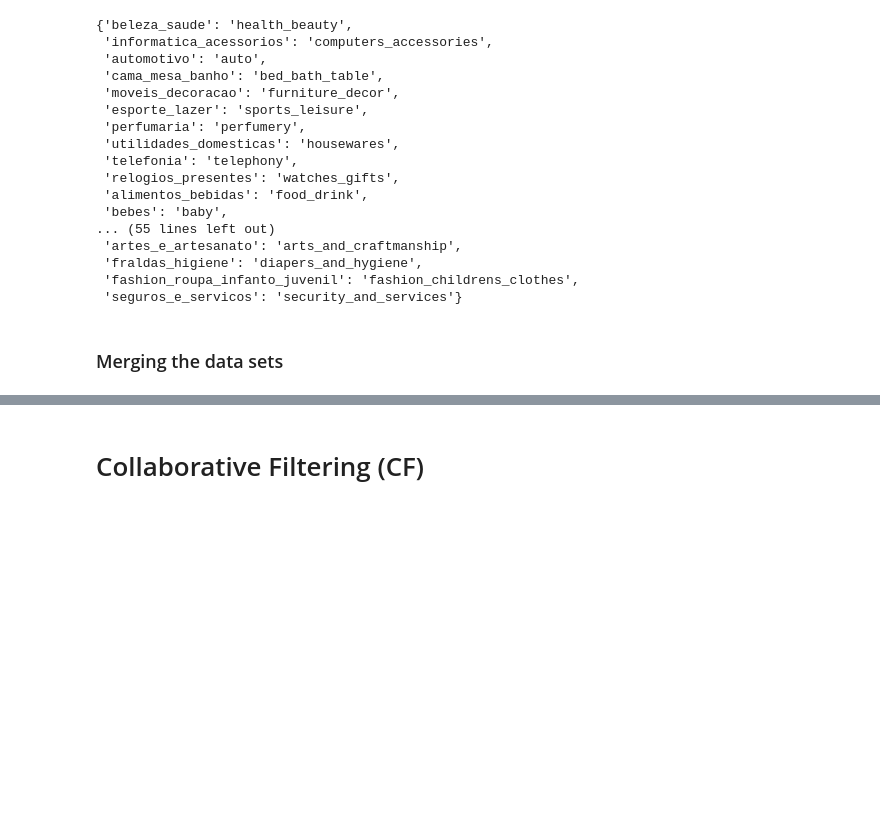
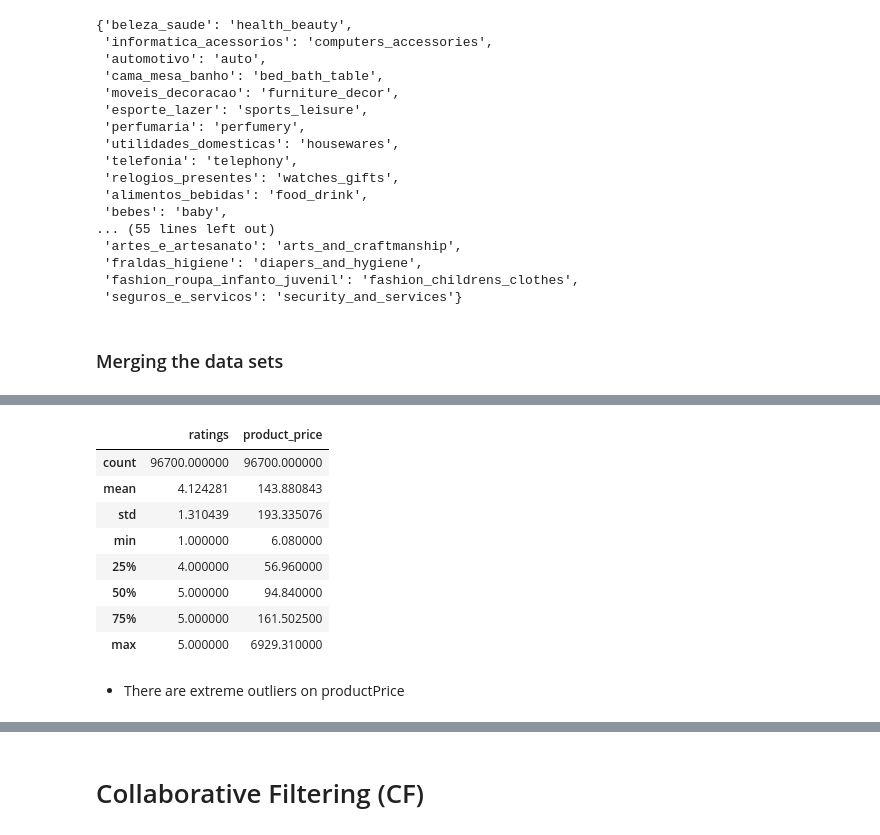
Before and after one commit to Daviedavie100/ML_MachineLearning, a Jupyter notebook: ecommerce.ipynb, the cells around one changed output, grey strips where cells are left out. Cells and saved outputs as stored; diff of their text form; code cells hidden in the pictures; blank space fills up the shorter version.

```diff
--- a/ecommerce.ipynb
+++ b/ecommerce.ipynb
@@ -934,0 +835,16 @@ brazilian_ecommerce.isna().sum()
+# %%
+# rename column
+brazilian_ecommerce = brazilian_ecommerce.rename(columns={'review_score': 'ratings'})
+brazilian_ecommerce.describe()
+# %% [output]
+|  | ratings | product_price |
+| count | 96700.000000 | 96700.000000 |
+| mean | 4.124281 | 143.880843 |
+| std | 1.310439 | 193.335076 |
+| min | 1.000000 | 6.080000 |
+| 25% | 4.000000 | 56.960000 |
+| 50% | 5.000000 | 94.840000 |
+| 75% | 5.000000 | 161.502500 |
+| max | 5.000000 | 6929.310000 |
+# %% [markdown]
+- There are extreme outliers on productPrice
```
Also changed, not shown: parts of 19 cells of this notebook.
